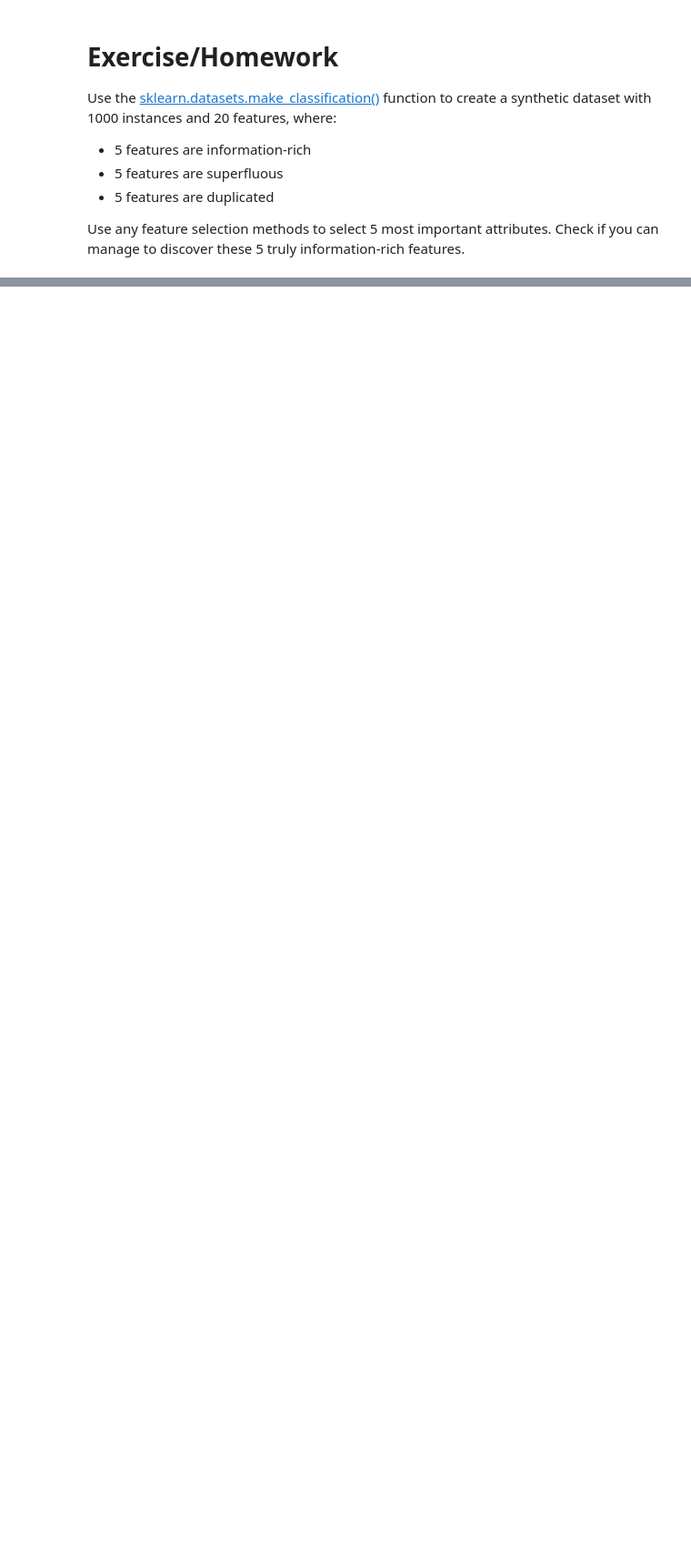
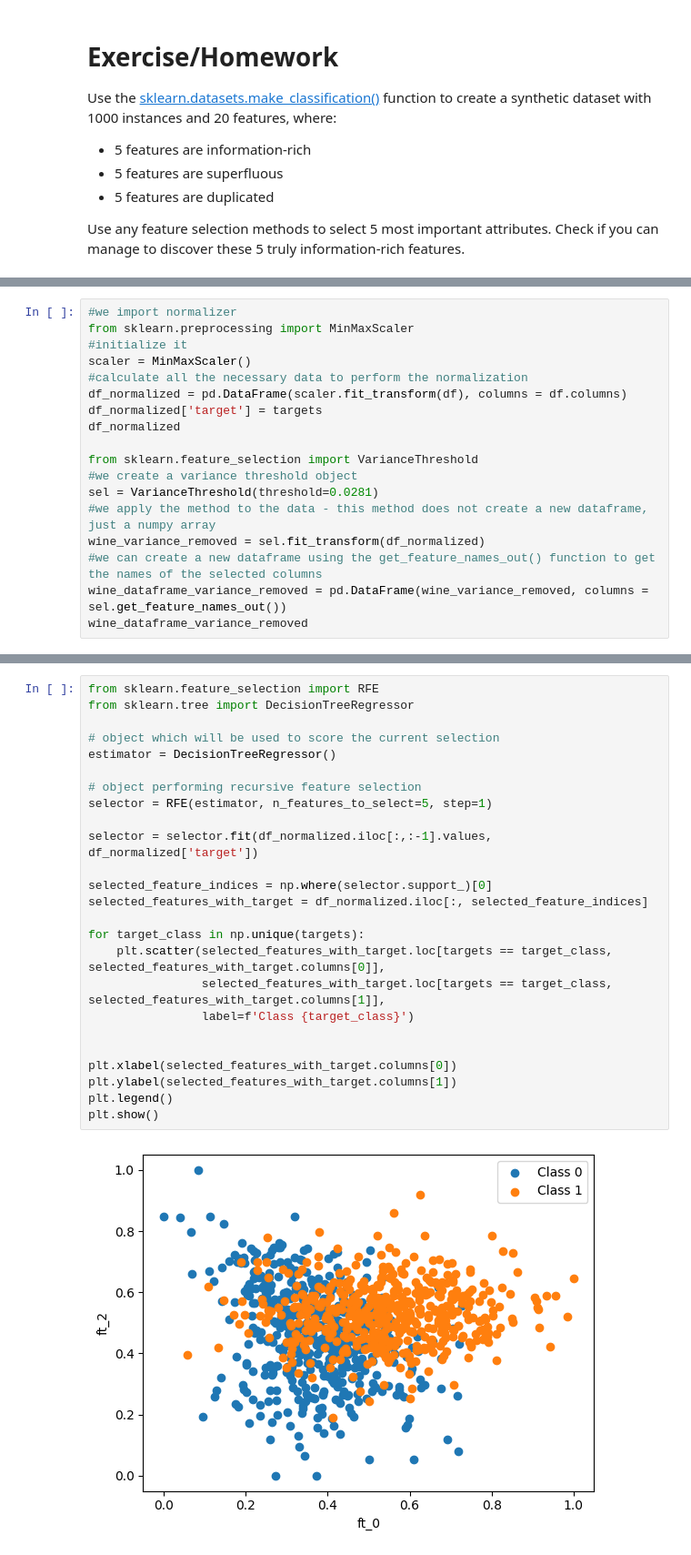
Before and after one commit to Bialkasss/Data-mining, a Jupyter notebook: Pre-processing/dm_feature_selection.ipynb, the cells around one changed output, grey strips where cells are left out. Shown at 91% size. Drawn from its saved outputs; the diff is of its cells as text; blank space fills up the shorter version.

```diff
--- a/Pre-processing/dm_feature_selection.ipynb
+++ b/Pre-processing/dm_feature_selection.ipynb
@@ -425,0 +267,18 @@ sns.heatmap(dataframe.corr(), cmap='YlOrRd')
+# %%
+#we import normalizer
+from sklearn.preprocessing import MinMaxScaler
+#initialize it
+scaler = MinMaxScaler()
+#calculate all the necessary data to perform the normalization
+df_normalized = pd.DataFrame(scaler.fit_transform(df), columns = df.columns)
+df_normalized['target'] = targets
+df_normalized
+
+from sklearn.feature_selection import VarianceThreshold
+#we create a variance threshold object
+sel = VarianceThreshold(threshold=0.0281)
+#we apply the method to the data - this method does not create a new dataframe, just a numpy array
+wine_variance_removed = sel.fit_transform(df_normalized)
+#we can create a new dataframe using the get_feature_names_out() function to get the names of the selected columns
+wine_dataframe_variance_removed = pd.DataFrame(wine_variance_removed, columns = sel.get_feature_names_out())
+wine_dataframe_variance_removed
@@ -425,0 +330,27 @@ sns.heatmap(dataframe.corr(), cmap='YlOrRd')
+# %%
+from sklearn.feature_selection import RFE
+from sklearn.tree import DecisionTreeRegressor
+
+# object which will be used to score the current selection
+estimator = DecisionTreeRegressor()
+
+# object performing recursive feature selection
+selector = RFE(estimator, n_features_to_select=5, step=1)
+
+selector = selector.fit(df_normalized.iloc[:,:-1].values, df_normalized['target'])
+
+selected_feature_indices = np.where(selector.support_)[0]
+selected_features_with_target = df_normalized.iloc[:, selected_feature_indices]
+
+for target_class in np.unique(targets):
+    plt.scatter(selected_features_with_target.loc[targets == target_class, selected_features_with_target.columns[0]],
+                selected_features_with_target.loc[targets == target_class, selected_features_with_target.columns[1]],
+                label=f'Class {target_class}')
+
+
+plt.xlabel(selected_features_with_target.columns[0])
+plt.ylabel(selected_features_with_target.columns[1])
+plt.legend()
+plt.show()
+# %% [output]
+[figure, added]
```
Also changed, not shown: parts of 20 cells of this notebook.
